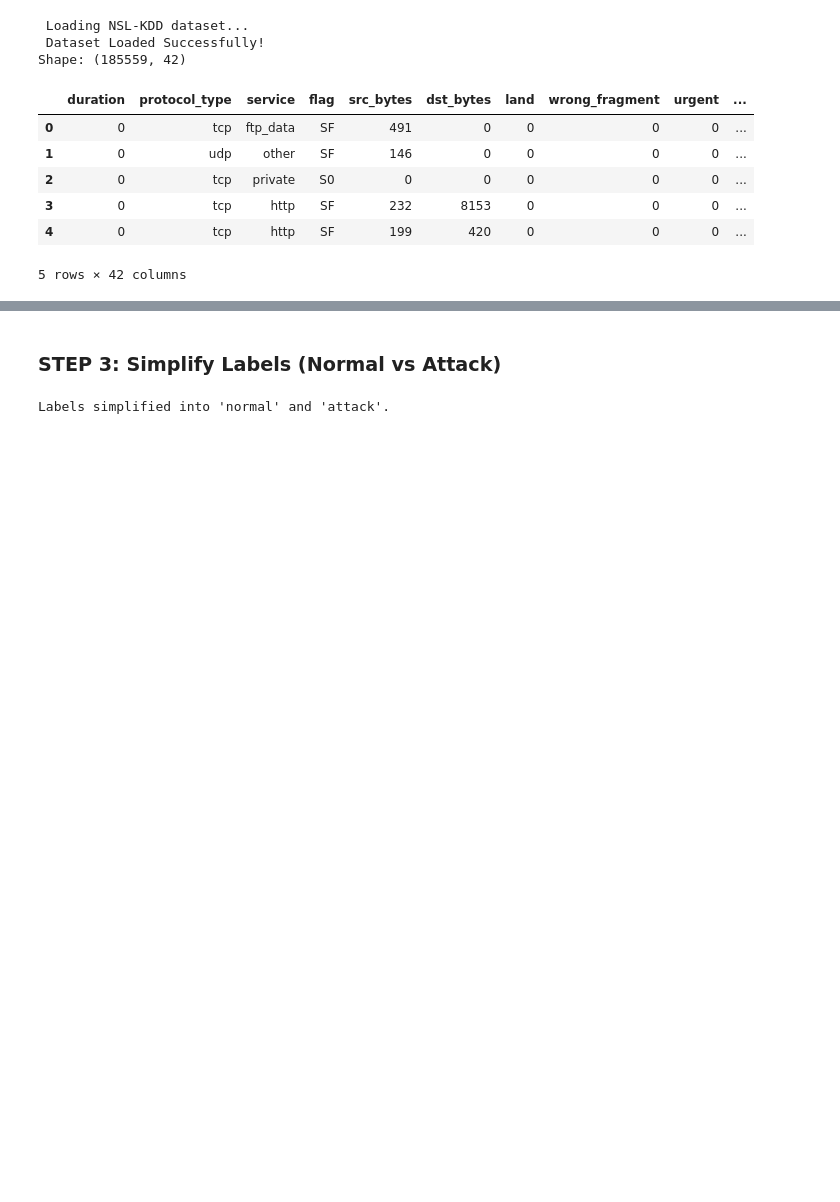
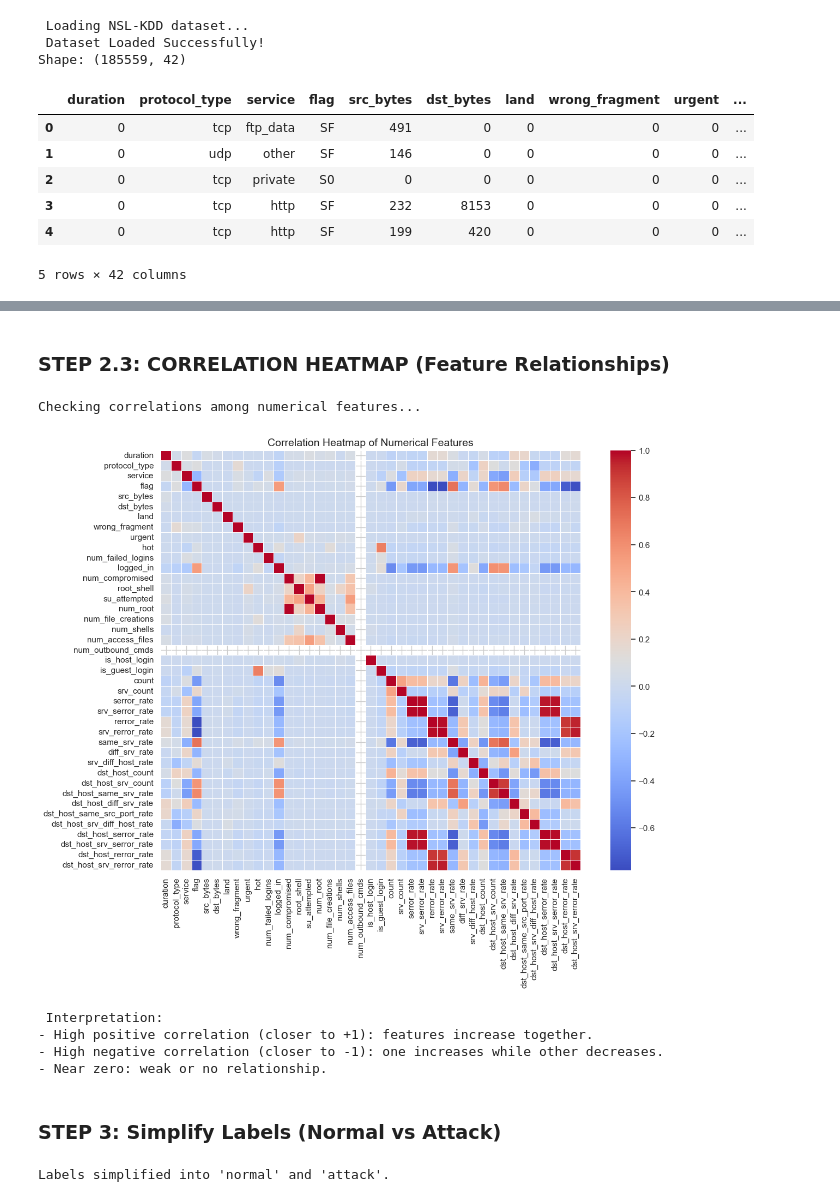
Before and after one commit to Biswajitsahoo897/Artificial-Intelligence-Machine-Learning-Lab, a Jupyter notebook: Network_Anomaly_Detection/New_network_anamaly_detection.ipynb, the cells around one changed output, grey strips where cells are left out. Saved outputs shown, nothing was run; the diff lists cells and outputs as text; code cells hidden in the pictures; blank space fills up the shorter version.

```diff
--- a/Network_Anomaly_Detection/New_network_anamaly_detection.ipynb
+++ b/Network_Anomaly_Detection/New_network_anamaly_detection.ipynb
@@ -53,3 +118,37 @@ Shape: (185559, 42)
+# %% [markdown]
+### STEP 2.3: CORRELATION HEATMAP (Feature Relationships)
+# %%
+print("Checking correlations among numerical features...")
+
+# Select only numerical columns for correlation analysis
+num_features = df.select_dtypes(include=['int64', 'float64'])
+
+# Compute correlation matrix
+corr_matrix = num_features.corr()
+
+# Plot the heatmap
+plt.figure(figsize=(14, 10))
+sns.heatmap(
+    corr_matrix,
+    annot=False,
+    cmap="coolwarm",
+    linewidths=0.5,
+    square=True
+)
+plt.title("Correlation Heatmap of Numerical Features", fontsize=14)
+plt.show()
+
+print(" Interpretation:")
+print("- High positive correlation (closer to +1): features increase together.")
+print("- High negative correlation (closer to -1): one increases while other decreases.")
+print("- Near zero: weak or no relationship.")
+# %% [output]
+Checking correlations among numerical features...
+[figure, added]
+ Interpretation:
+- High positive correlation (closer to +1): features increase together.
+- High negative correlation (closer to -1): one increases while other decreases.
+- Near zero: weak or no relationship.
 # %% [markdown]
 ### STEP 3: Simplify Labels (Normal vs Attack)
 # %%
```
Also changed, not shown: parts of 4 cells of this notebook, 5 other files.
